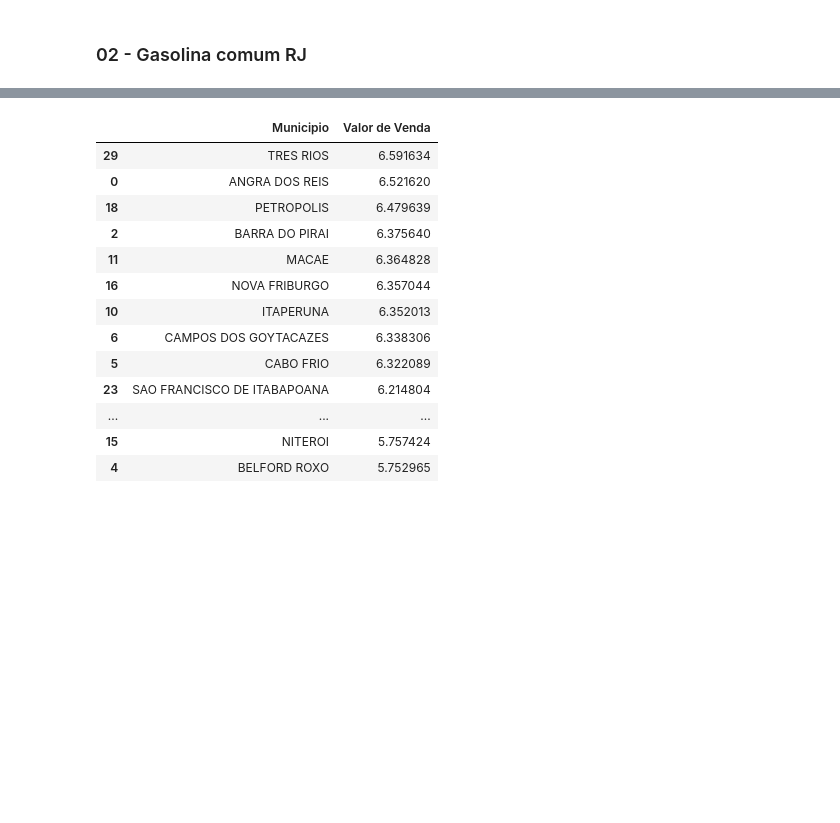
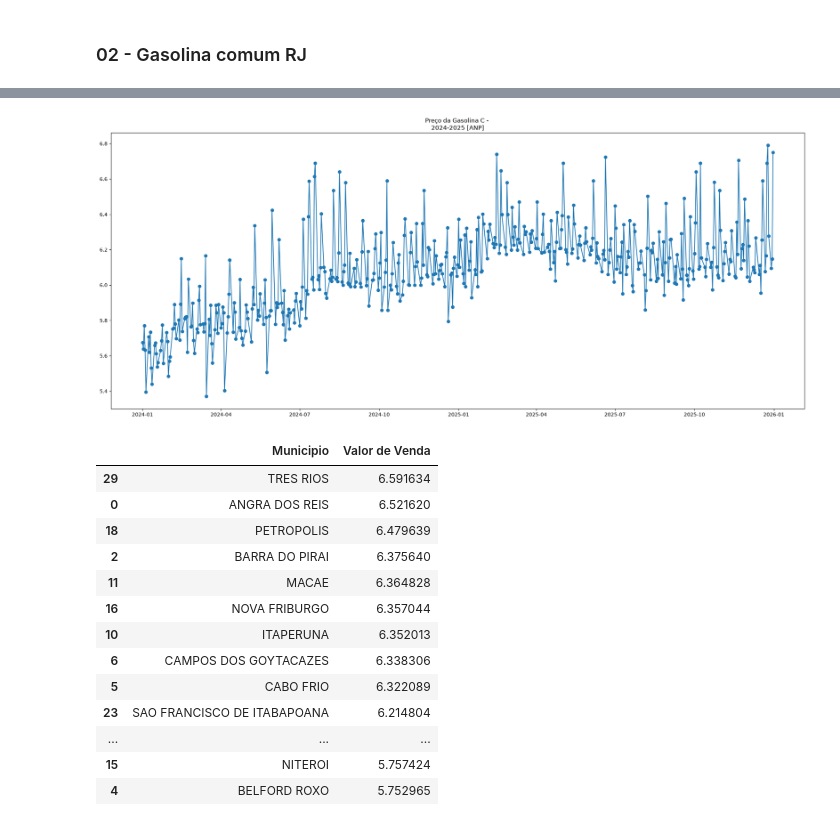
Before and after one commit to Vitorjsouza/UCII, a Jupyter notebook: projeto_combust.ipynb, the cells around one changed output, grey strips where cells are left out. Saved outputs shown, nothing was run; the diff lists cells and outputs as text; code cells hidden in the pictures; blank space fills up the shorter version.

```diff
--- a/projeto_combust.ipynb
+++ b/projeto_combust.ipynb
@@ -39,3 +40,8 @@ df_gas_com_rj.head()
 | 131 | SE | RJ | CAMPOS DOS GOYTACAZES | POSTO SAO LUCAS DE CAMPOS LTDA | 04.718.173/0001-09 | RODOVIA BR-101 KM 80,5 | S/N | ... |
 | 133 | SE | RJ | CAMPOS DOS GOYTACAZES | MOTO MERCANTIL CAMPISTA S A | 28.935.153/0001-40 | RUA DOS GOYTACAZES | 342 | ... |
 | 136 | SE | RJ | CAMPOS DOS GOYTACAZES | G.S. NOGUEIRA COMBUSTÍVEIS LTDA | 03.784.646/0001-03 | RUA JOAQUIM LORENA | 6 | ... |
+# %%
+df_gas_com_rj['Data da Coleta'] = pd.to_datetime(df_gas_com_rj['Data da Coleta'], dayfirst= True)
+# %%
+df_gasosa_tempo = df_gas_com_rj.groupby('Data da Coleta')['Valor de Venda'].mean().reset_index().sort_values(by='Data da Coleta')
+df_gasosa_tempo
@@ -42,3 +62,10 @@ df_gas_com_rj.head()
+# %%
+plt.figure(figsize=(25,10))
+plt.plot(df_gasosa_tempo['Data da Coleta'], df_gasosa_tempo['Valor de Venda'], marker='o')
+plt.title('Preço da Gasolina C - \n2024-2025 [ANP]')
+plt.show()
+# %% [output]
+[figure, added]
 # %%
 df_munic_gas_rj = df_gas_com_rj.groupby('Municipio')['Valor de Venda'].mean().reset_index().sort_values(by= 'Valor de Venda', ascending= False)
 df_munic_gas_rj
```
Also changed, not shown: parts of 22 cells of this notebook, 2 other files.
